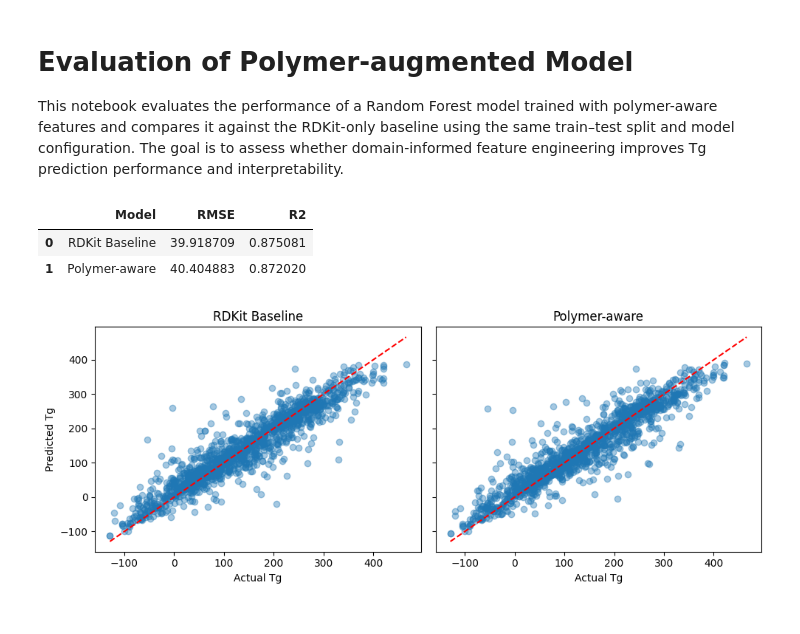
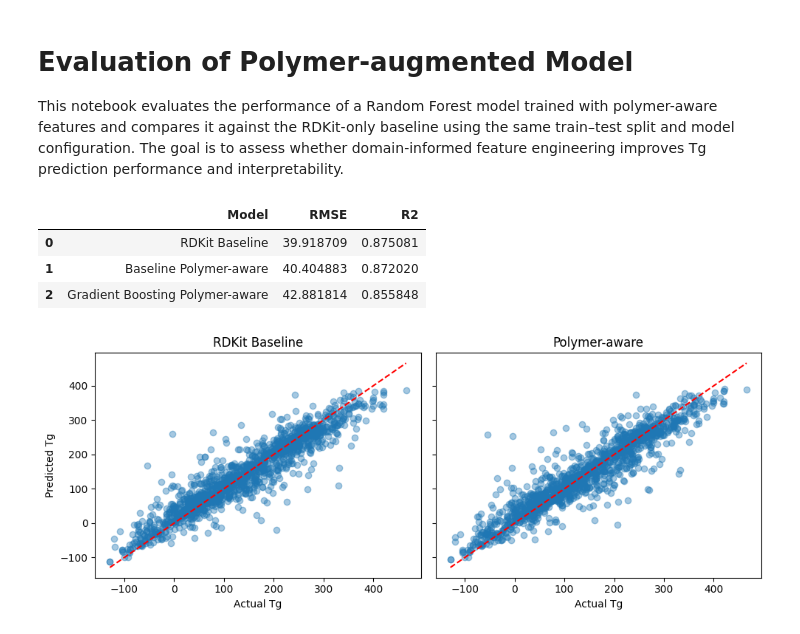
Before and after one commit to tsaicying/polymer-tg-predictor, a Jupyter notebook: notebooks/13_evaluate_polymer_augmented_model.ipynb, the cells around one changed output. Cells and saved outputs as stored; diff of their text form; code cells hidden in the pictures.

Commit message:
Add model comparison table and notebook 10 with correct model

```diff
--- a/notebooks/13_evaluate_polymer_augmented_model.ipynb
+++ b/notebooks/13_evaluate_polymer_augmented_model.ipynb
@@ -28,27 +28,33 @@ x_polymer_augmented_test = pd.read_csv("../data/processed/tg_rdkit_polymer/x_tes
 # %%
 rf_base = joblib.load("../models/baseline_random_forest_model.pkl")
 rf_poly = joblib.load("../models/baseline_random_forest_model_polymer.pkl")
+gb_polymer = joblib.load("../models/baseline_gradient_boosting_model_polymer.pkl")
 # %%
 y_pred_base = rf_base.predict(x_rdkit_test)
 y_pred_poly = rf_poly.predict(x_polymer_augmented_test)
+y_pred_gb_poly = gb_polymer.predict(x_polymer_augmented_test)
 # %%
 results = pd.DataFrame({
-    "Model": ["RDKit Baseline", "Polymer-aware"],
+    "Model": ["RDKit Baseline", "Baseline Polymer-aware", "Gradient Boosting Polymer-aware"],
     "RMSE": [
         np.sqrt(mean_squared_error(y_test, y_pred_base)),
-        np.sqrt(mean_squared_error(y_test, y_pred_poly))
+        np.sqrt(mean_squared_error(y_test, y_pred_poly)),
+        np.sqrt(mean_squared_error(y_test, y_pred_gb_poly))
     ],
     "R2": [
         r2_score(y_test, y_pred_base),
-        r2_score(y_test, y_pred_poly)
+        r2_score(y_test, y_pred_poly),
+        r2_score(y_test, y_pred_gb_poly)
+
     ]
 })
 
 results
 # %% [output]
 |  | Model | RMSE | R2 |
 | 0 | RDKit Baseline | 39.918709 | 0.875081 |
-| 1 | Polymer-aware | 40.404883 | 0.872020 |
+| 1 | Baseline Polymer-aware | 40.404883 | 0.872020 |
+| 2 | Gradient Boosting Polymer-aware | 42.881814 | 0.855848 |
 # %%
 fig, axes = plt.subplots(1, 2, figsize=(10, 4), sharey=True)
 
```
Also changed, not shown: 16 other files.
